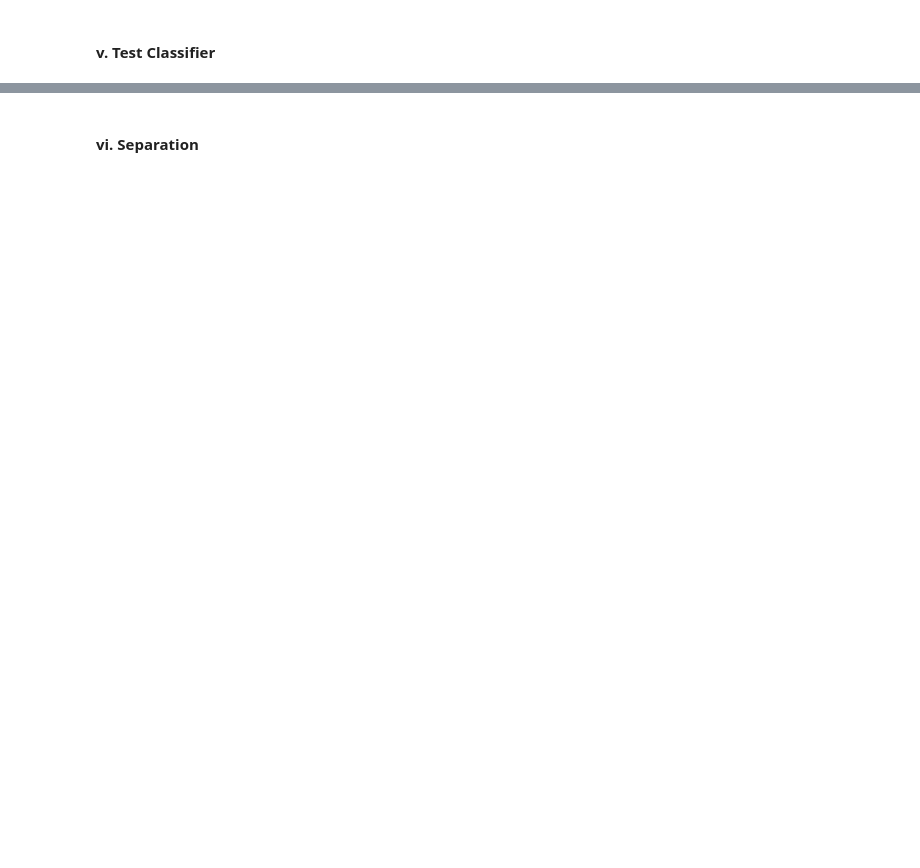
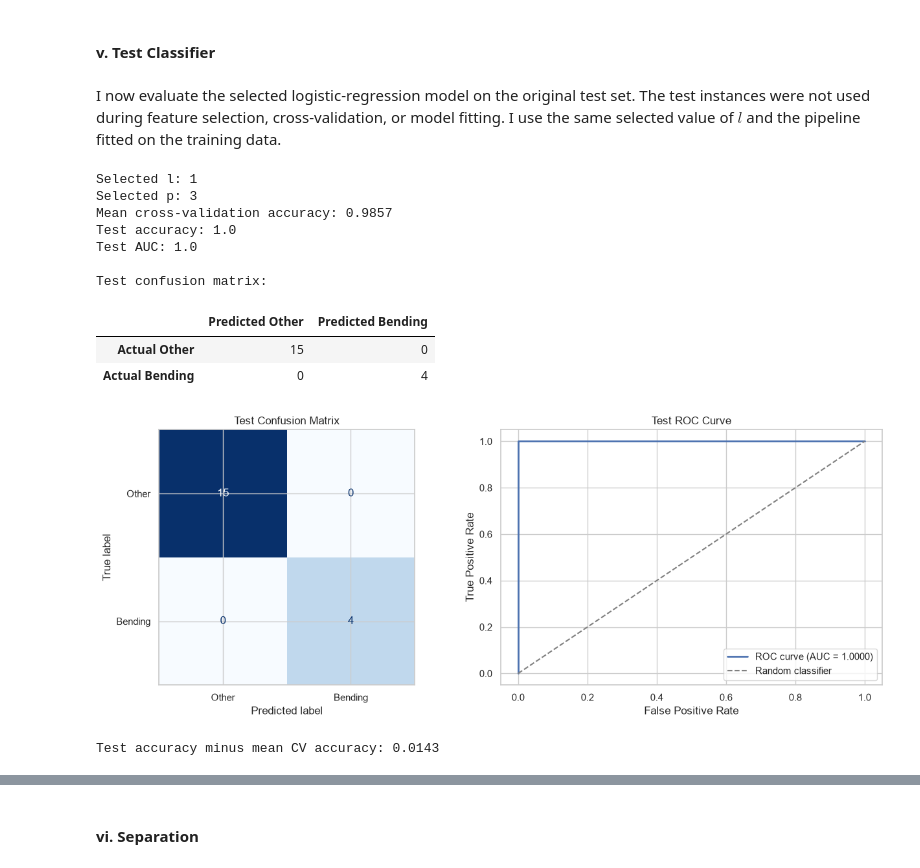
Before and after one commit to manvsatish/dsci-552-hw-4, a Jupyter notebook: notebook/Satish_Manvika_HW4.ipynb, the cells around one changed output, grey strips where cells are left out. Saved outputs shown, nothing was run; the diff lists cells and outputs as text; code cells hidden in the pictures; blank space fills up the shorter version.

```diff
--- a/notebook/Satish_Manvika_HW4.ipynb
+++ b/notebook/Satish_Manvika_HW4.ipynb
@@ -363,2 +567,64 @@ Splitting each time series into two parts keeps some local temporal information
 # %% [markdown]
 #### v. Test Classifier
+# %% [markdown]
+I now evaluate the selected logistic-regression model on the original test set. The test instances were not used during feature selection, cross-validation, or model fitting. I use the same selected value of $l$ and the pipeline fitted on the training data.
+# %%
+# choose only the held-out test instances from the feature matrix corresponding to the best value of l
+test_mask = best_metadata["split"].eq("test")
+X_test_best = (best_feature_matrix.loc[test_mask].reset_index(drop=True))
+y_test_best = (best_metadata.loc[test_mask, "binary_label"].reset_index(drop=True))
+
+#complete fitted pipeline to the untouched test set
+# The pipeline performs scaling, RFE selection, and classification.
+test_predictions = best_binary_pipeline.predict(X_test_best)
+test_probabilities = best_binary_pipeline.predict_proba(X_test_best)[:, 1]
+
+# test-set classification metrics
+test_accuracy = accuracy_score(y_test_best, test_predictions,)
+test_auc = roc_auc_score(y_test_best, test_probabilities,)
+test_confusion = confusion_matrix(y_test_best, test_predictions, labels=[0, 1],)
+test_confusion_table = pd.DataFrame(test_confusion, index=["Actual Other", "Actual Bending"], columns=["Predicted Other", "Predicted Bending"],)
+
+print("Selected l:", best_binary_l)
+print("Selected p:", best_binary_p)
+print("Mean cross-validation accuracy:", round(best_binary_cv_accuracy, 4))
+print("Test accuracy:", round(test_accuracy, 4))
+print("Test AUC:", round(test_auc, 4))
+print("\nTest confusion matrix:")
+
+display(test_confusion_table)
+
+# points needed for the test ROC curve.
+test_false_positive_rate, test_true_positive_rate, _ = roc_curve(y_test_best, test_probabilities,)
+
+# test confusion matrix and ROC curve together.
+figure, axes = plt.subplots(1, 2, figsize=(13, 5),)
+ConfusionMatrixDisplay(confusion_matrix=test_confusion, display_labels=["Other", "Bending"],).plot(ax=axes[0], cmap="Blues", colorbar=False,)
+
+axes[0].set_title("Test Confusion Matrix")
+axes[1].plot(test_false_positive_rate, test_true_positive_rate, linewidth=2, label=f"ROC curve (AUC = {test_auc:.4f})",)
+axes[1].plot([0, 1], [0, 1], linestyle="--", color="gray", label="Random classifier",)
+axes[1].set_xlabel("False Positive Rate")
+axes[1].set_ylabel("True Positive Rate")
+axes[1].set_title("Test ROC Curve")
+axes[1].legend(loc="lower right")
+
+plt.tight_layout()
+plt.show()
+
+# held-out result vs cross-validation estimate
+accuracy_difference = test_accuracy - best_binary_cv_accuracy
+print("\nTest accuracy minus mean CV accuracy:", round(accuracy_difference, 4),)
+# %% [output]
+Selected l: 1
+Selected p: 3
+Mean cross-validation accuracy: 0.9857
+Test accuracy: 1.0
+Test AUC: 1.0
+
+Test confusion matrix:
+|  | Predicted Other | Predicted Bending |
+| Actual Other | 15 | 0 |
+| Actual Bending | 0 | 4 |
+[figure, added]
+Test accuracy minus mean CV accuracy: 0.0143
```
Also changed, not shown: parts of 10 cells of this notebook.
